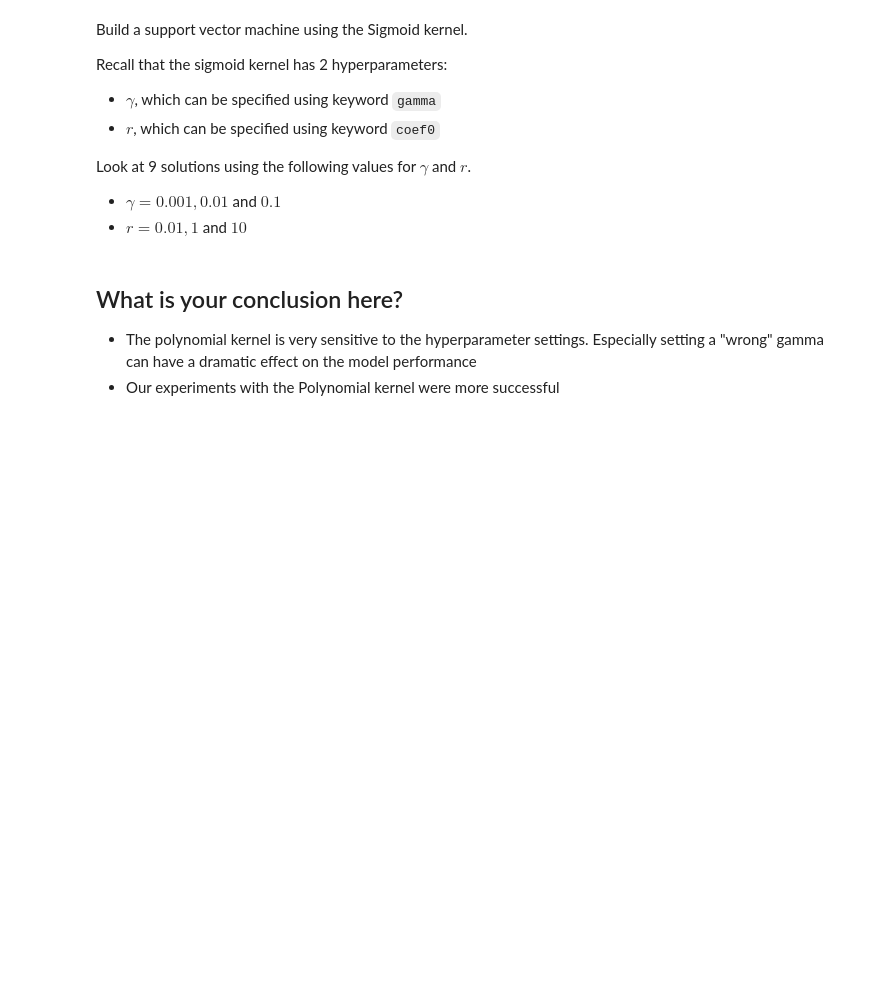
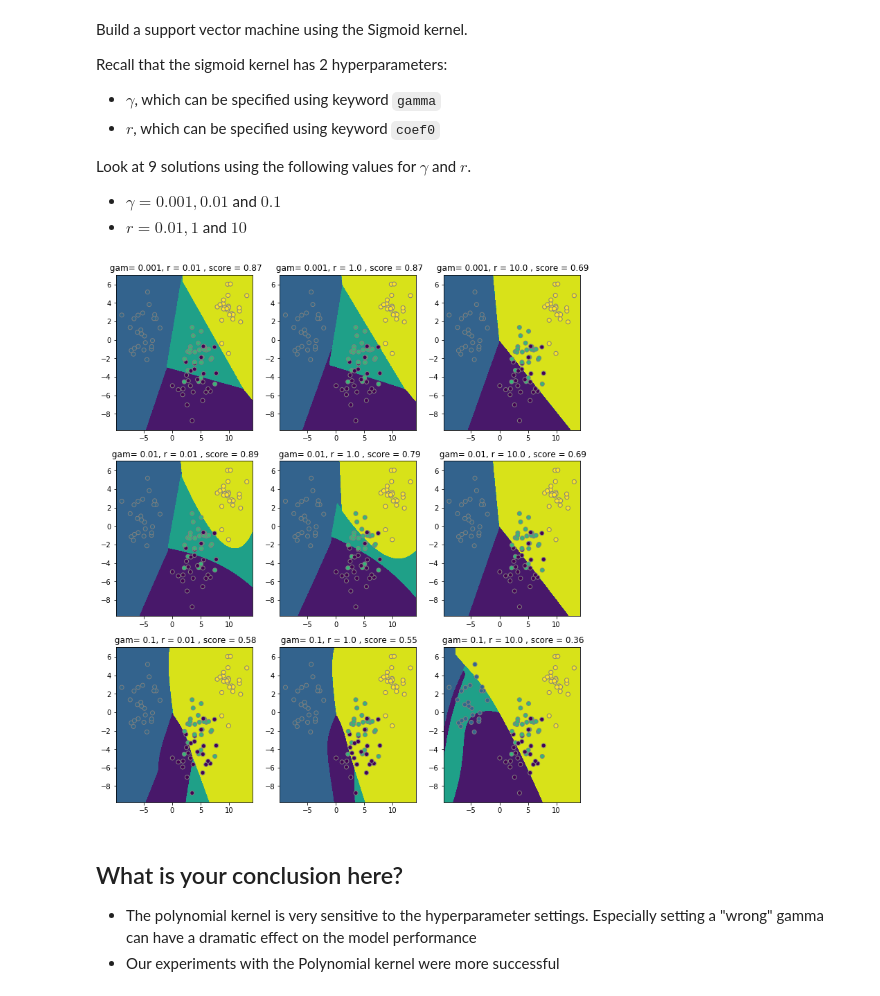
Before and after one commit to zaborowm/dsc-kernels-in-scikit-learn-lab-nyc-ds-career-042219, a Jupyter notebook: index.ipynb, the cells around one changed output. Cells and saved outputs as stored; diff of their text form; code cells hidden in the pictures; blank space fills up the shorter version.

```diff
--- a/index.ipynb
+++ b/index.ipynb
@@ -210,3 +208,22 @@ x1x2 = np.c_[X1_C.ravel(), X2_C.ravel()]
+# %%
+# Plot the prediction results in 9 subplots
+plt.figure(figsize=(12, 14))
+
+for (k, (r, gamma, clf)) in enumerate(details):
+    # evaluate the predictions in a grid
+    Z = clf.predict(x1x2)
+    Z = Z.reshape(X1_C.shape)
+
+    # visualize decision function for these parameters
+    plt.subplot(3, 3, k + 1)
+    plt.title(" gam= %r, r = %r , score = %r"  % (gamma,r, round(clf.score(X_3,y_3), 2)))
+
+    # visualize parameter's effect on decision function
+    plt.contourf(X1_C, X2_C, Z, alpha = 1)
+    plt.scatter(X_3[:, 0], X_3[:, 1], c=y_3,  edgecolors='gray')
+    plt.axis('tight')
+# %% [output]
+[figure, added]
 # %% [markdown]
 ## What is your conclusion here?
 
```
Also changed, not shown: parts of 1 cell of this notebook.
